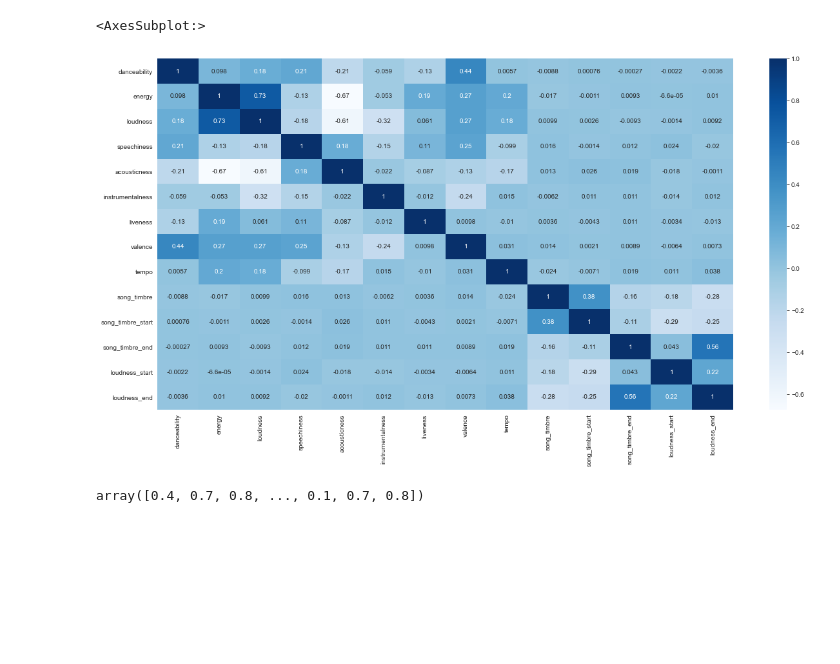
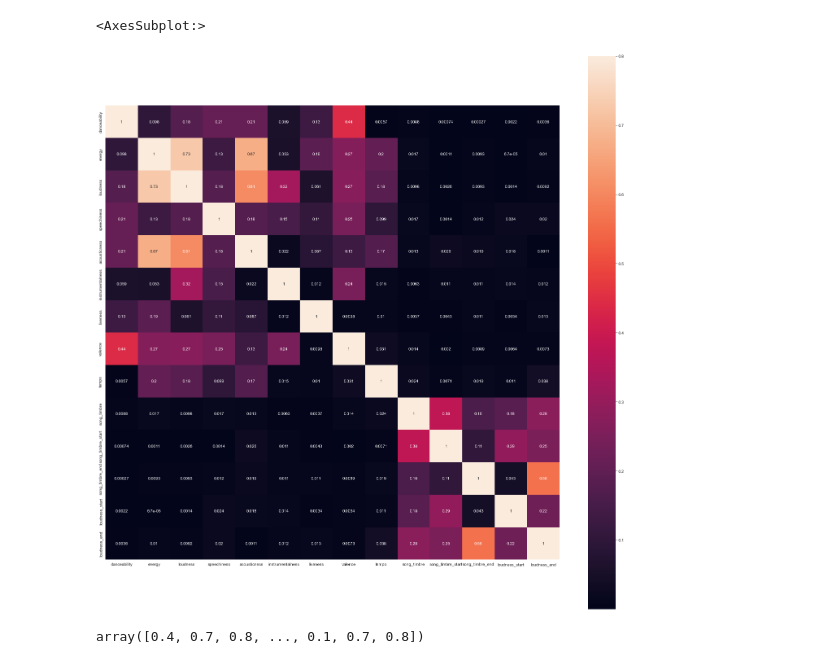
Before and after one commit to crispianm/SpotifySmartSort, a Jupyter notebook: regression/regression.ipynb, the cells around one changed output. Drawn from its saved outputs; the diff is of its cells as text; code cells hidden in the pictures; blank space fills up the shorter version.

```diff
--- a/regression/regression.ipynb
+++ b/regression/regression.ipynb
@@ -71,11 +48,15 @@ Length: 4949, dtype: float64
 # %%
 data.dropna(inplace = True)
 df = data
-# %%
-sb.heatmap(df.corr(), annot = True, cmap = 'Blues')
-# %% [output]
-<AxesSubplot:>
-[figure, removed]
+# %%
+# sb.heatmap(abs(data.corr()), annot = True, cmap = 'Blues')
+import math
+fig = plt.figure(figsize = (25,25))
+sb.heatmap(abs(data.corr()), vmax = .8, square = True, annot = True)
+# plt.show()
+# %% [output]
+<AxesSubplot:>
+[figure, added]
 # %%
 # FEATURE SELECTION & DATA SPLIT
 
```
Also changed, not shown: parts of 11 cells of this notebook, 3 other files.
